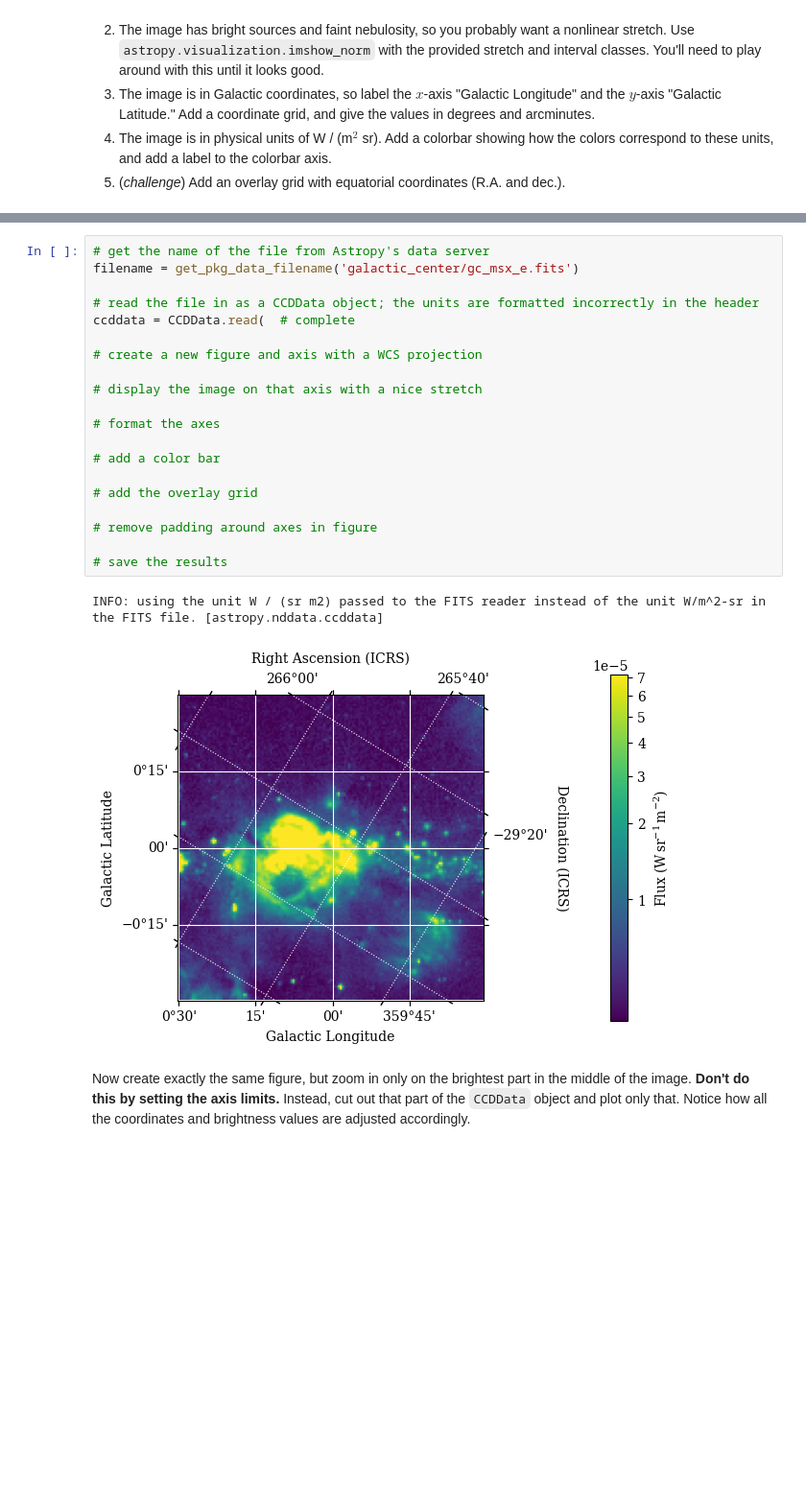
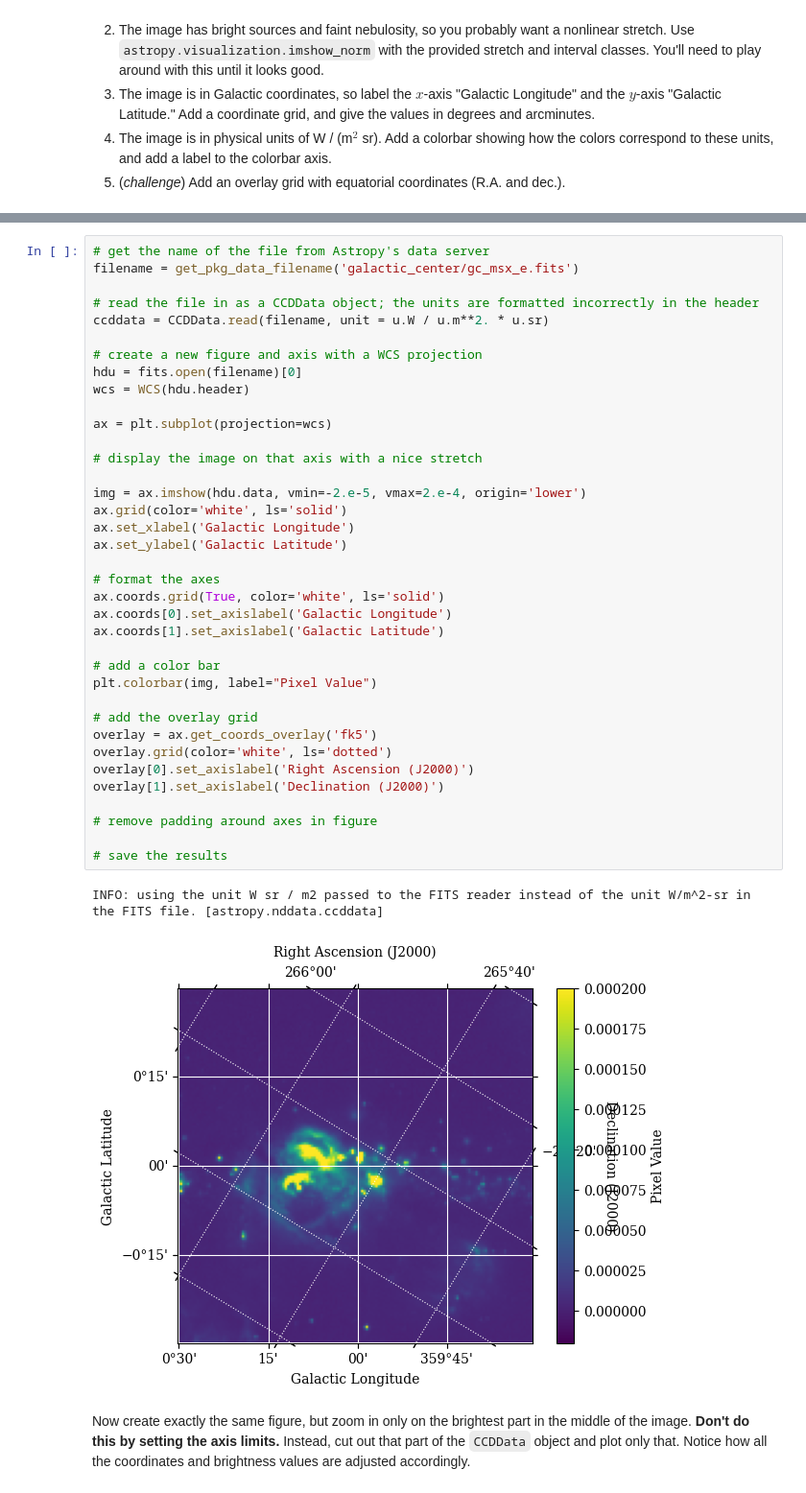
Before and after one commit to ASTR154/data-visualization, a Jupyter notebook: data-visualization.ipynb, the cells around one changed output, grey strips where cells are left out. Shown: that part at 96% size. Cells and saved outputs as stored; diff of their text form; blank space fills up the shorter version.

```diff
--- a/data-visualization.ipynb
+++ b/data-visualization.ipynb
@@ -27,26 +31,43 @@ from astropy import visualization as viz
 # %%
 # get the name of the file from Astropy's data server
 filename = get_pkg_data_filename('galactic_center/gc_msx_e.fits')
 
 # read the file in as a CCDData object; the units are formatted incorrectly in the header
-ccddata = CCDData.read(  # complete
+ccddata = CCDData.read(filename, unit = u.W / u.m**2. * u.sr)
 
 # create a new figure and axis with a WCS projection
+hdu = fits.open(filename)[0]
+wcs = WCS(hdu.header)
+
+ax = plt.subplot(projection=wcs)
 
 # display the image on that axis with a nice stretch
 
+img = ax.imshow(hdu.data, vmin=-2.e-5, vmax=2.e-4, origin='lower')
+ax.grid(color='white', ls='solid')
+ax.set_xlabel('Galactic Longitude')
+ax.set_ylabel('Galactic Latitude')
+
 # format the axes
+ax.coords.grid(True, color='white', ls='solid')
+ax.coords[0].set_axislabel('Galactic Longitude')
+ax.coords[1].set_axislabel('Galactic Latitude')
 
 # add a color bar
+plt.colorbar(img, label="Pixel Value")
 
 # add the overlay grid
+overlay = ax.get_coords_overlay('fk5')
+overlay.grid(color='white', ls='dotted')
+overlay[0].set_axislabel('Right Ascension (J2000)')
+overlay[1].set_axislabel('Declination (J2000)')
 
 # remove padding around axes in figure
 
 # save the results
 # %% [output]
-INFO: using the unit W / (sr m2) passed to the FITS reader instead of the unit W/m^2-sr in the FITS file. [astropy.nddata.ccddata]
+INFO: using the unit W sr / m2 passed to the FITS reader instead of the unit W/m^2-sr in the FITS file. [astropy.nddata.ccddata]
-[figure, old version]
+[figure, new version]
 # %% [markdown]
 Now create exactly the same figure, but zoom in only on the brightest part in the middle of the image. **Don't do this by setting the axis limits.** Instead, cut out that part of the `CCDData` object and plot only that. Notice how all the coordinates and brightness values are adjusted accordingly.
 # %%
```
Also changed, not shown: parts of 1 cell of this notebook.
